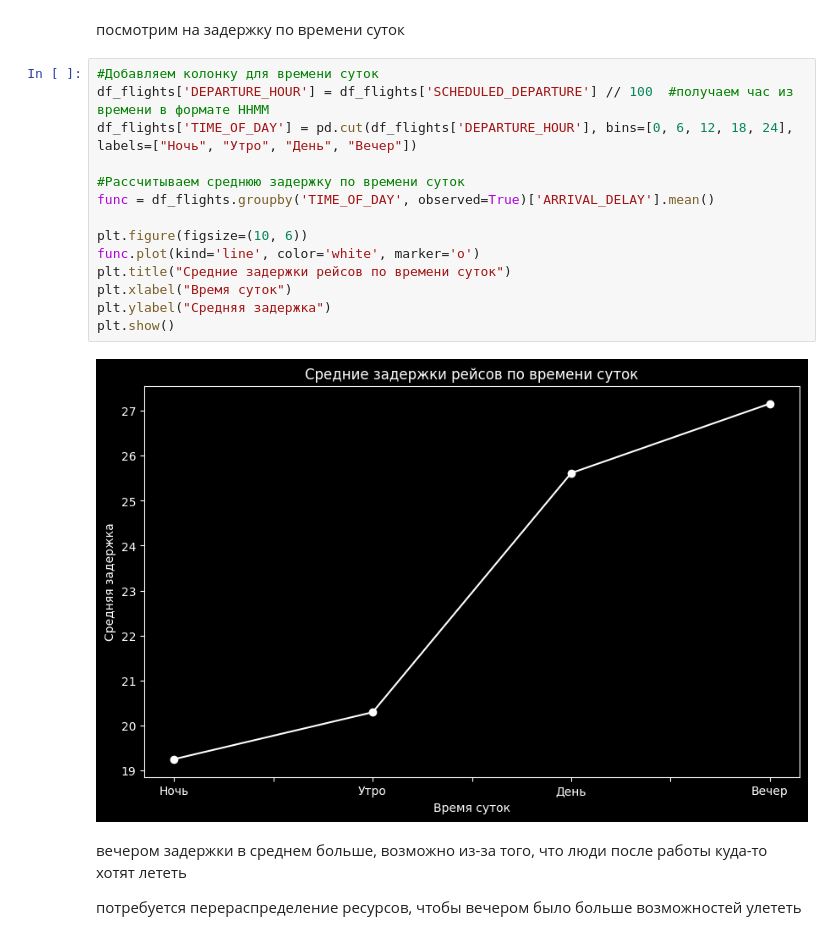
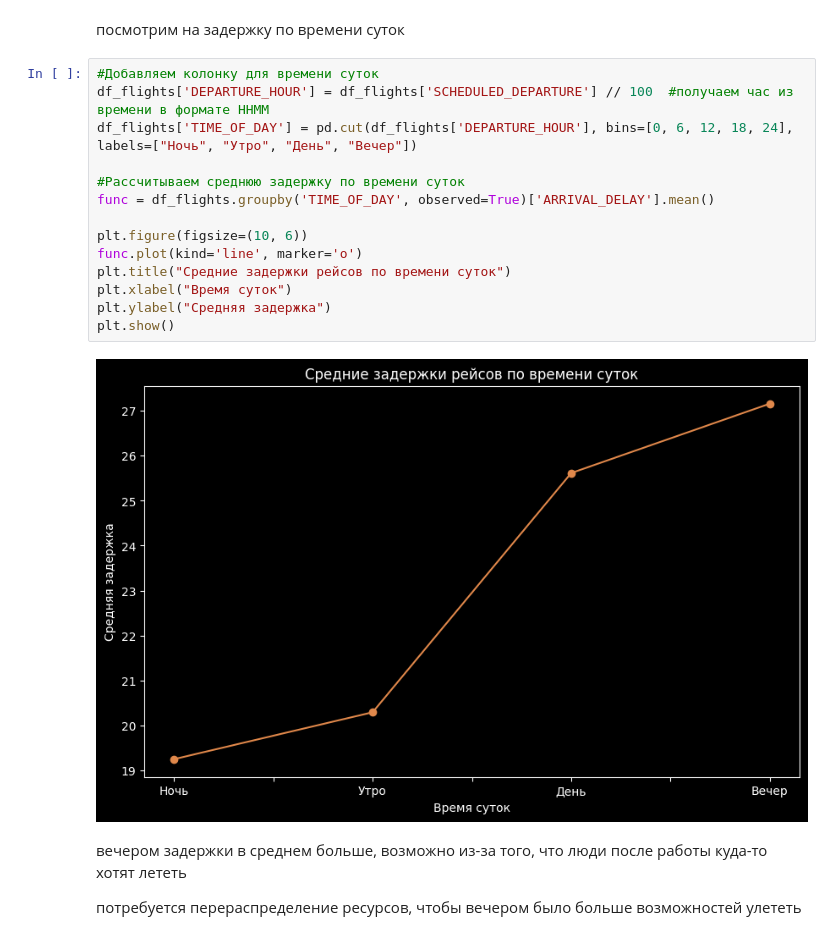
Before and after one commit to mx-k12/statprac_home_work_KaposhkoMV, a Jupyter notebook: HW_4_KaposhkoMV.ipynb, the cells around one changed output. Drawn from its saved outputs; the diff is of its cells as text.

```diff
--- a/HW_4_KaposhkoMV.ipynb
+++ b/HW_4_KaposhkoMV.ipynb
@@ -97,19 +97,19 @@ plt.show()
 # %%
 #Добавляем колонку для времени суток
 df_flights['DEPARTURE_HOUR'] = df_flights['SCHEDULED_DEPARTURE'] // 100  #получаем час из времени в формате HHMM
 df_flights['TIME_OF_DAY'] = pd.cut(df_flights['DEPARTURE_HOUR'], bins=[0, 6, 12, 18, 24], labels=["Ночь", "Утро", "День", "Вечер"])
 
 #Рассчитываем среднюю задержку по времени суток
 func = df_flights.groupby('TIME_OF_DAY', observed=True)['ARRIVAL_DELAY'].mean()
 
 plt.figure(figsize=(10, 6))
-func.plot(kind='line', color='white', marker='o')
+func.plot(kind='line', marker='o')
 plt.title("Средние задержки рейсов по времени суток")
 plt.xlabel("Время суток")
 plt.ylabel("Средняя задержка")
 plt.show()
 # %% [output]
-[figure, old version]
+[figure, new version]
 # %% [markdown]
 вечером задержки в среднем больше, возможно из-за того, что люди после работы куда-то хотят лететь
 
```
Also changed, not shown: parts of 1 cell of this notebook.
